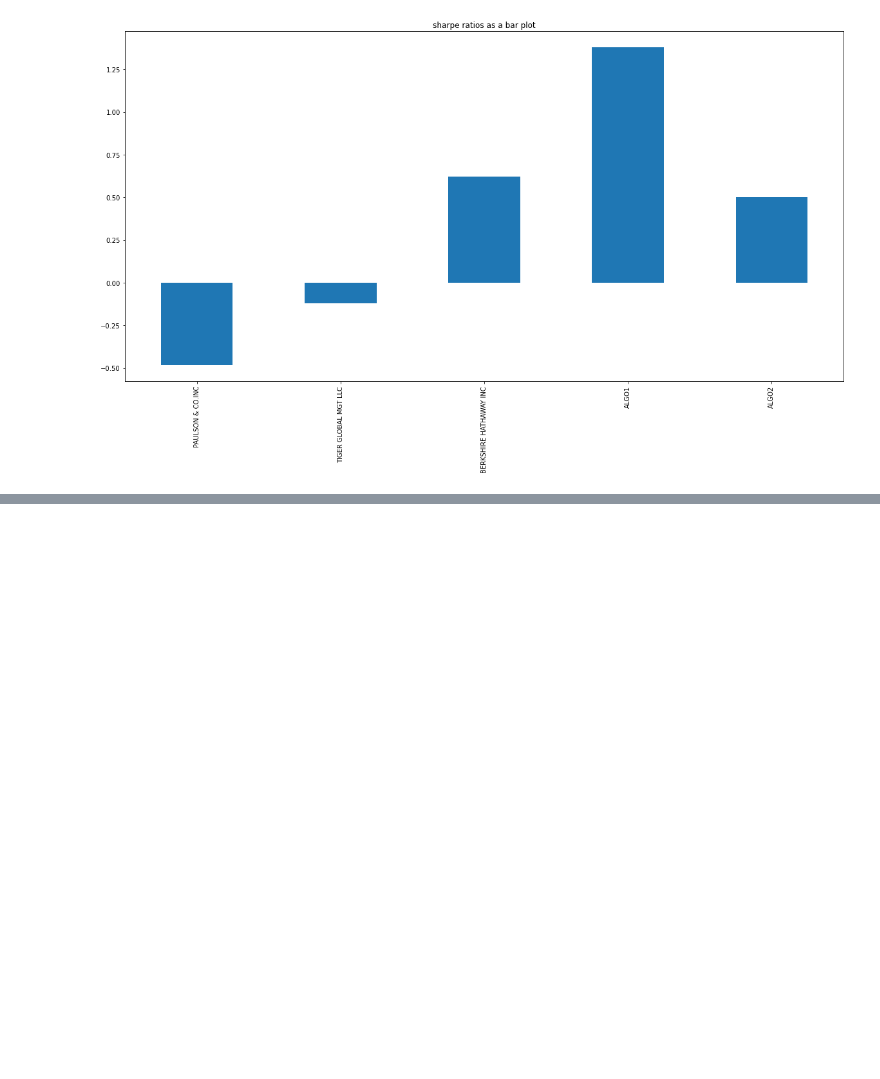
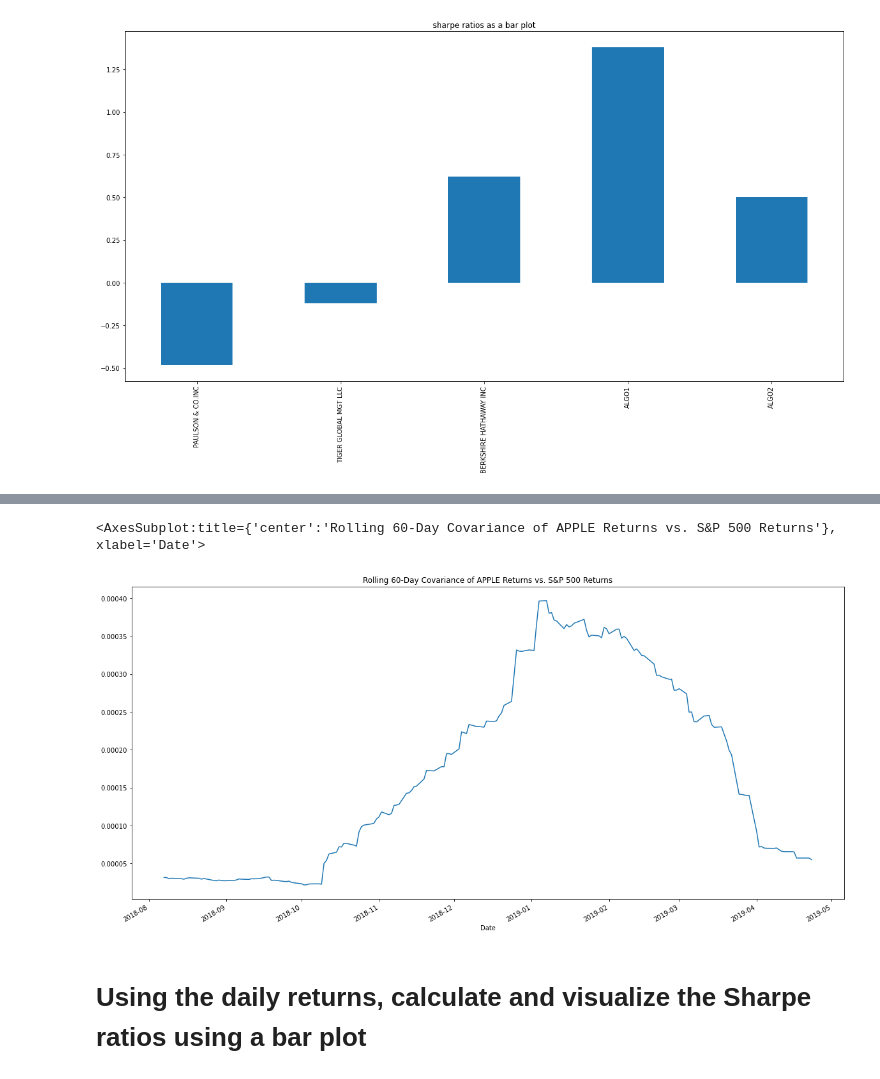
Before and after one commit to shaifepami/PANDAS---Assignemnt4, a Jupyter notebook: PANDAS_CODE/Pandas_assignment.ipynb, the cells around one changed output, grey strips where cells are left out. Saved outputs shown, nothing was run; the diff lists cells and outputs as text; code cells hidden in the pictures; blank space fills up the shorter version.

```diff
--- a/PANDAS_CODE/Pandas_assignment.ipynb
+++ b/PANDAS_CODE/Pandas_assignment.ipynb
@@ -820,0 +727,5 @@ aapl_historical
+# %%
+# Reorganize portfolio data by having a column per symbol
+columns = ["COSTCO","APPLE","GOOGLE"]
+all_cust_returns.columns = columns
+all_cust_returns.head(100)
@@ -820,0 +916,9 @@ aapl_historical
+# %%
+# Calculate 60-Day Rolling Covariance of ALGO2 vs. S&P 500  Returns¶
+appl_rolling_covariance = combined_returns['APPLE'].rolling(window=60).cov(combined_returns['SP_RETURNS'])
+appl_rolling_covariance.plot(figsize=(20, 10), title='Rolling 60-Day Covariance of APPLE Returns vs. S&P 500 Returns')
+# %% [output]
+<AxesSubplot:title={'center':'Rolling 60-Day Covariance of APPLE Returns vs. S&P 500 Returns'}, xlabel='Date'>
+[figure, added]
+# %% [markdown]
+#  Using the daily returns, calculate and visualize the Sharpe ratios using a bar plot
```
Also changed, not shown: parts of 89 cells of this notebook.
